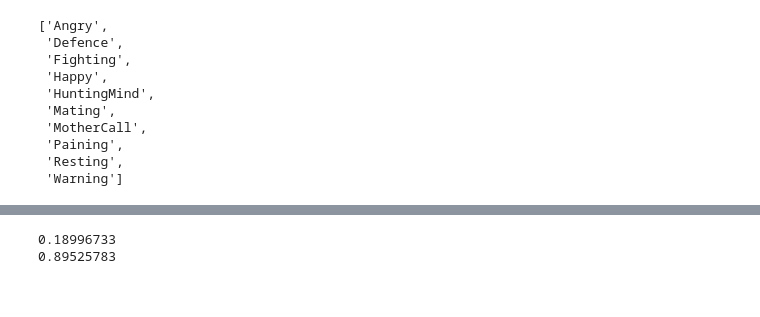
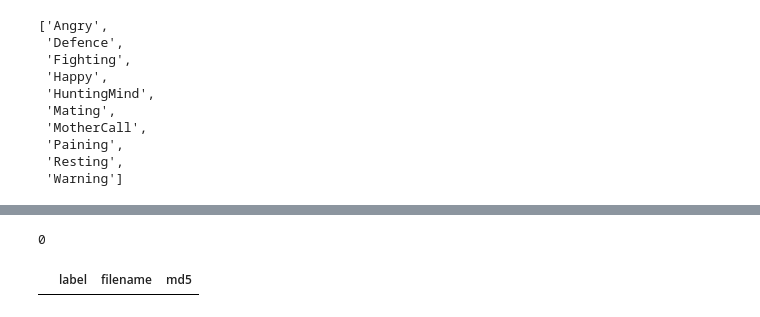
Before and after one commit to CevenJKnowles/Kitty3000-ML, a Jupyter notebook: notebooks/mk-data-review-1.ipynb, the cells around one changed output, grey strips where cells are left out. Saved outputs shown, nothing was run; the diff lists cells and outputs as text; code cells hidden in the pictures.

```diff
--- a/notebooks/mk-data-review-1.ipynb
+++ b/notebooks/mk-data-review-1.ipynb
@@ -133,7 +73,0 @@ plt.show()
-# %%
-# MK: show the examples's max volume, original vs.  clone
-print(y_original.max())
-print(y_clone.max())
-# %% [output]
-0.18996733
-0.89525783
@@ -139,0 +76,18 @@ print(y_clone.max())
+# %%
+# MK: Exact duplicates: same file content under a different name. md5 is a fingerprint of the file bytes, identical files give an identical md5
+md5s = []
+
+for i in range(len(df)):
+    path = data_dir + "/" + df["label"][i] + "/" + df["filename"][i]
+    file_bytes = open(path, "rb").read()
+    md5s.append(hashlib.md5(file_bytes).hexdigest())
+
+df["md5"] = md5s
+
+md5_counts = df["md5"].value_counts()
+duplicates = df[df["md5"].isin(md5_counts[md5_counts > 1].index)]
+print(len(duplicates))
+duplicates.sort_values("md5")
+# %% [output]
+0
+|  | label | filename | md5 |
```
Also changed, not shown: parts of 21 cells of this notebook, 1 other file.
